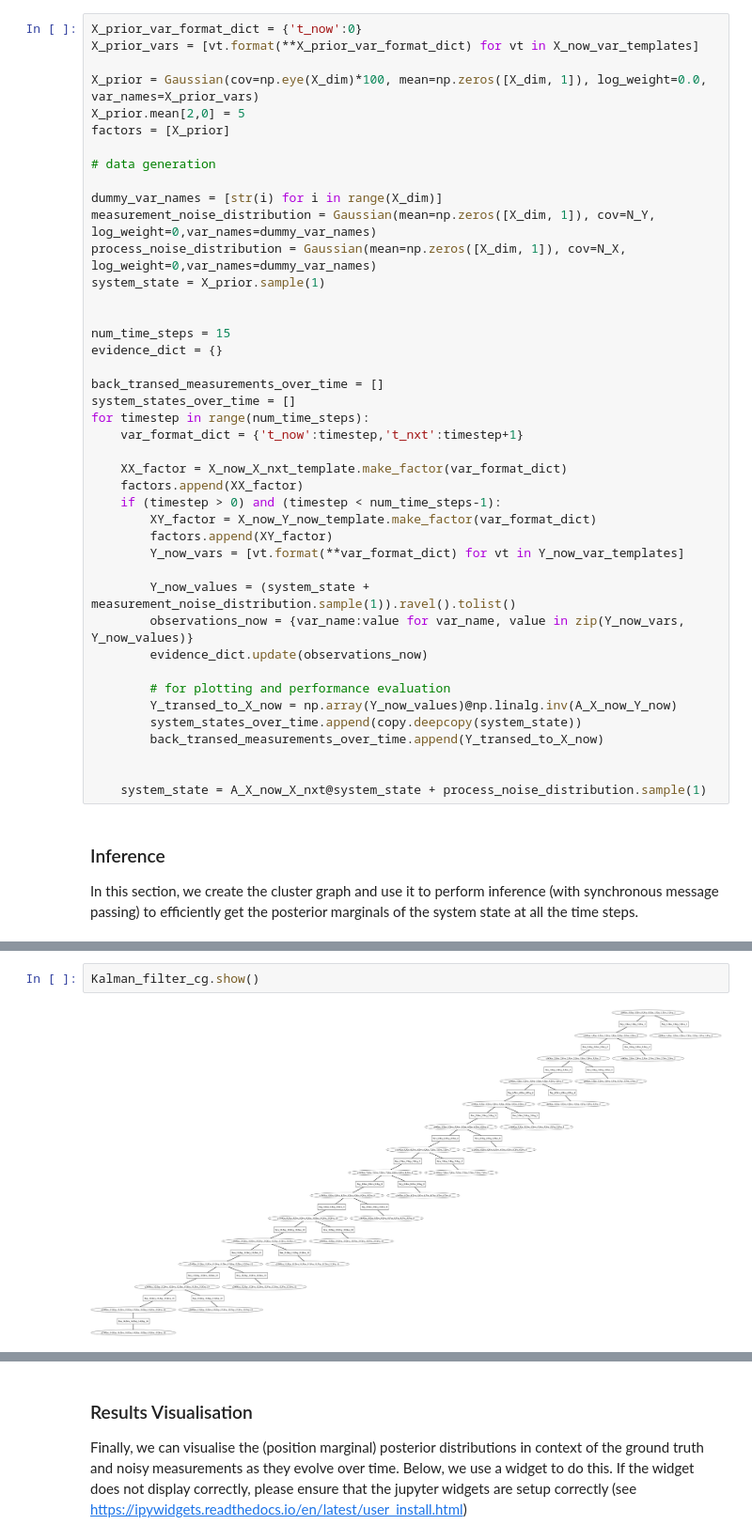
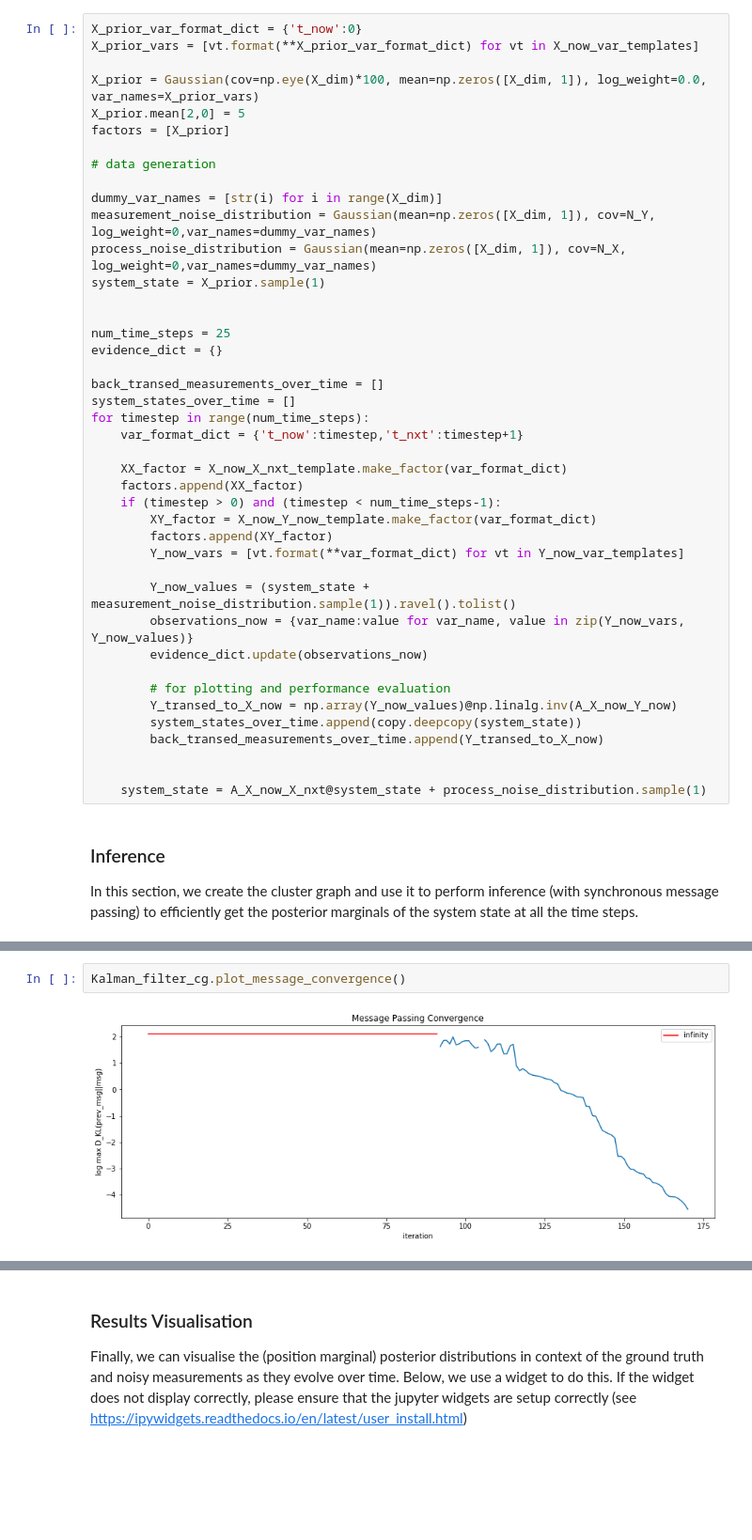
Before and after one commit to ejlouw/veroku, a Jupyter notebook: veroku/notebooks/Kalman_filter.ipynb, the cells around one changed output, grey strips where cells are left out. Shown: that part at 94% size. Saved outputs shown, nothing was run; the diff lists cells and outputs as text; blank space fills up the shorter version.

Commit message:
Complete cluster graph re-implementation with efficient synchrounous message passing. Add partial clustergraph test (to be completed and more tests needed) and make some other minor improvements.

```diff
--- a/veroku/notebooks/Kalman_filter.ipynb
+++ b/veroku/notebooks/Kalman_filter.ipynb
@@ -129,7 +132,7 @@ process_noise_distribution = Gaussian(mean=np.zeros([X_dim, 1]), cov=N_X, log_we
 system_state = X_prior.sample(1)
 
 
-num_time_steps = 15
+num_time_steps = 25
 evidence_dict = {}
 
 back_transed_measurements_over_time = []
@@ -181,4 +177,4 @@ num self.graph_message_paths:  54
 # %%
-Kalman_filter_cg.show()
+Kalman_filter_cg.plot_message_convergence()
 # %% [output]
-[figure, old version]
+[figure, new version]
```
Also changed, not shown: parts of 10 cells of this notebook, 7 other files.
